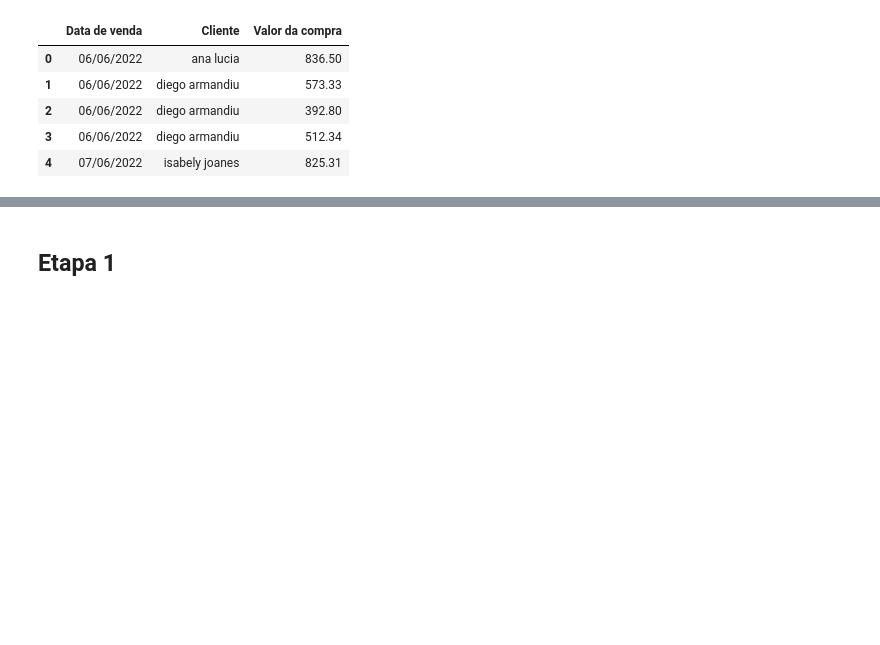
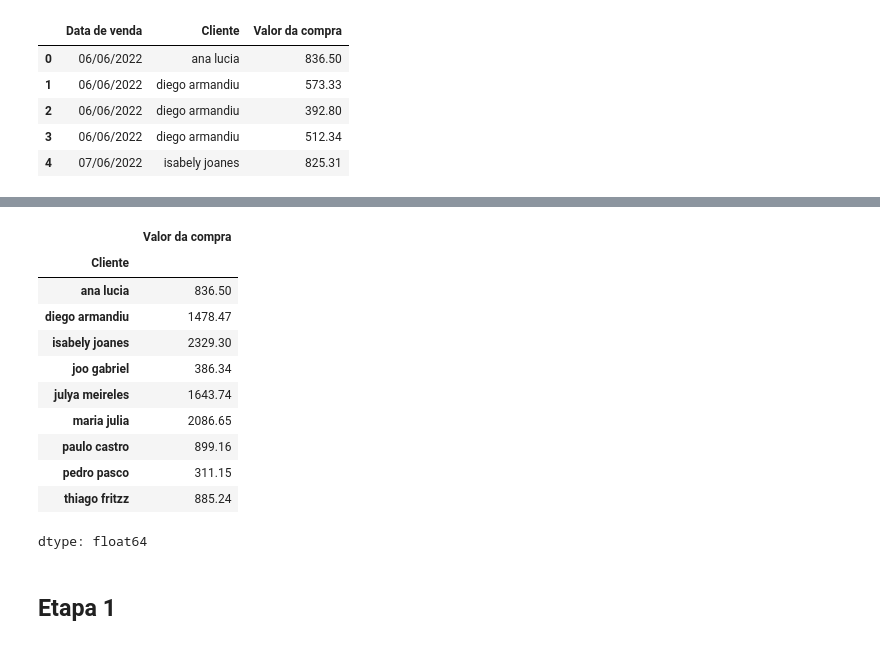
Before and after one commit to Zuzed22/Pandas-conociendo-la-biblioteca, a Jupyter notebook: Desafío_trabajando_en_otros_contextos.ipynb, the cells around one changed output, grey strips where cells are left out. Cells and saved outputs as stored; diff of their text form; code cells hidden in the pictures; blank space fills up the shorter version.

```diff
--- a/Desafío_trabajando_en_otros_contextos.ipynb
+++ b/Desafío_trabajando_en_otros_contextos.ipynb
@@ -181,3 +223,20 @@ datos.head()
+# %%
+total_compras = datos.groupby(['Cliente'])['Valor da compra'].sum()
+# %%
+total_compras
+# %% [output]
+|  | Valor da compra |
+| Cliente |  |
+| ana lucia | 836.50 |
+| diego armandiu | 1478.47 |
+| isabely joanes | 2329.30 |
+| joo gabriel | 386.34 |
+| julya meireles | 1643.74 |
+| maria julia | 2086.65 |
+| paulo castro | 899.16 |
+| pedro pasco | 311.15 |
+| thiago fritzz | 885.24 |
+dtype: float64
 # %% [markdown]
 ## **Etapa 1**
 # %% [markdown]
```
Also changed, not shown: parts of 11 cells of this notebook.
